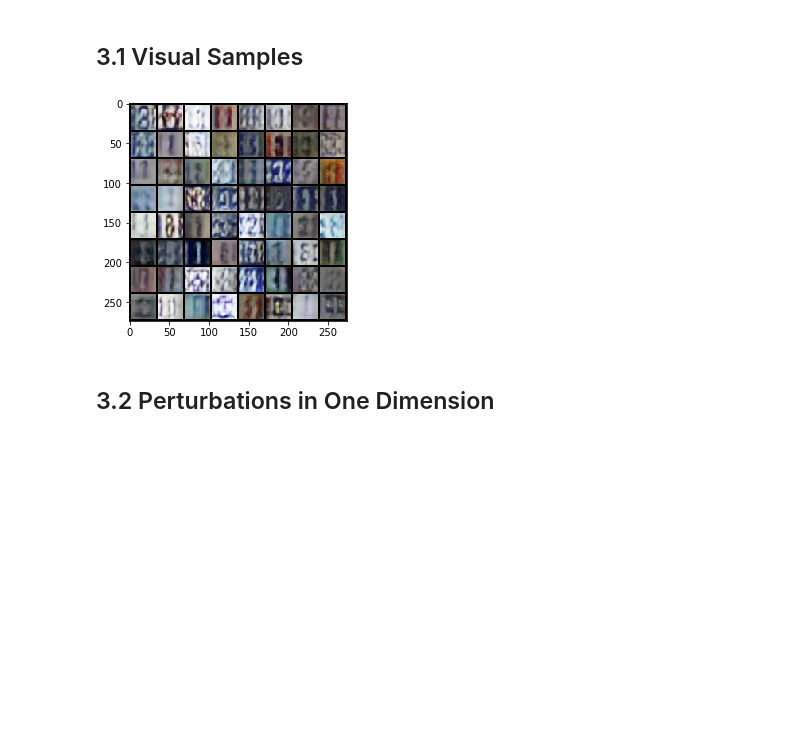
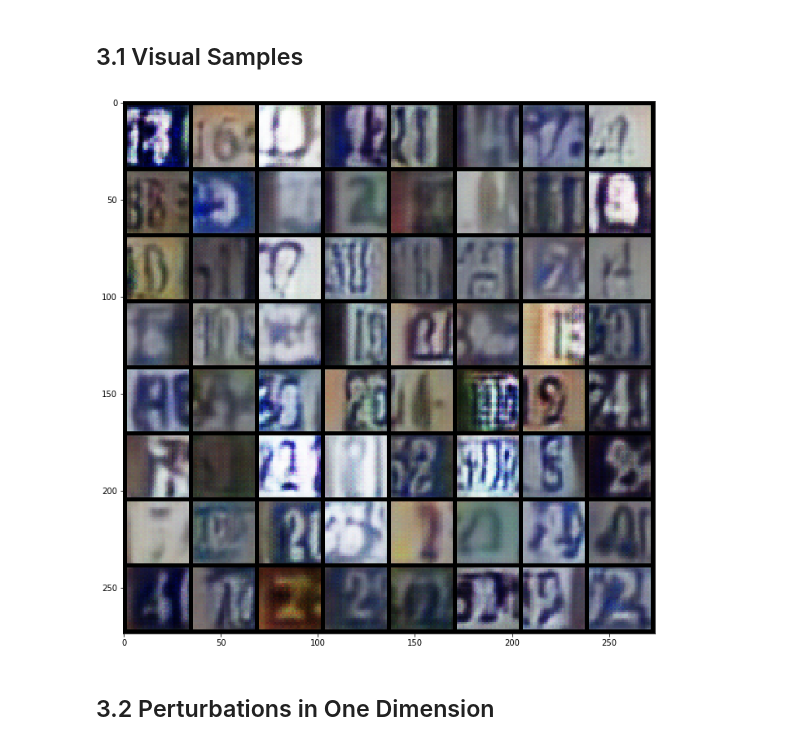
Before and after one commit to adijo/ift6135-generative-models, a Jupyter notebook: Problem3/gan/GAN Qualitative.ipynb, the cells around one changed output. Drawn from its saved outputs; the diff is of its cells as text; code cells hidden in the pictures; blank space fills up the shorter version.

```diff
--- a/Problem3/gan/GAN Qualitative.ipynb
+++ b/Problem3/gan/GAN Qualitative.ipynb
@@ -17,7 +17,7 @@ from torchvision.utils import make_grid
 # %%
 generator = Generator()
 # %%
-generator.load_state_dict(torch.load("/Users/adityajoshi/Downloads/generatordefault51.pt", map_location="cpu"))
+generator.load_state_dict(torch.load("/Users/adityajoshi/Downloads/generatordefault119.pt", map_location="cpu"))
 generator.eval()
 # %% [output]
 Generator(
@@ -74,9 +74,10 @@ def show(img):
 # %%
 samples = torch.randn(size=(64, 100, 1, 1))
 reconstructed_samples = generator.forward(samples)
+plt.rcParams['figure.figsize'] = [20, 12]
 show(make_grid(reconstructed_samples, normalize=True))
 # %% [output]
-[figure, old version]
+[figure, new version]
 # %% [markdown]
 ## 3.2 Perturbations in One Dimension
 # %%
```
Also changed, not shown: parts of 4 cells of this notebook.
